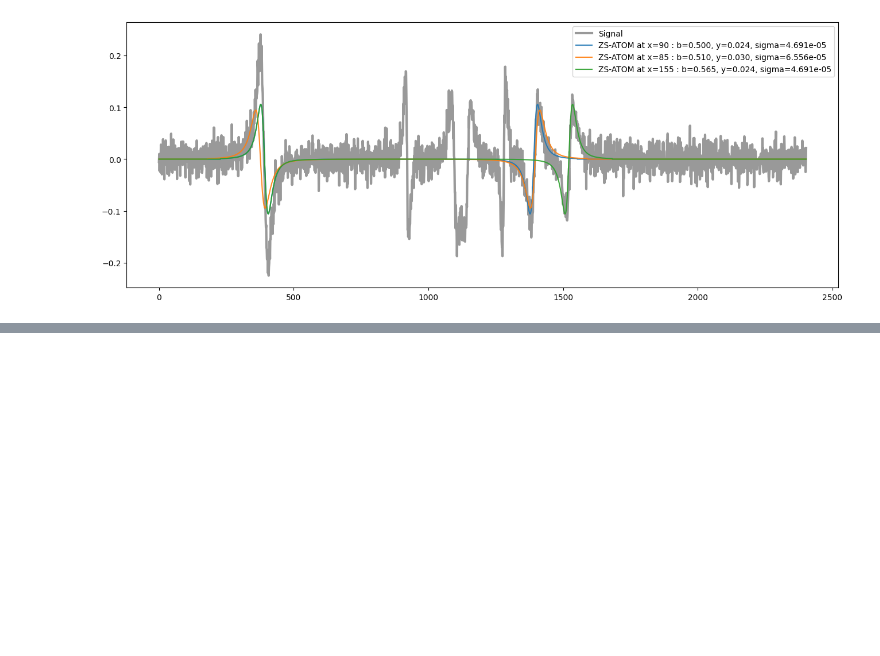
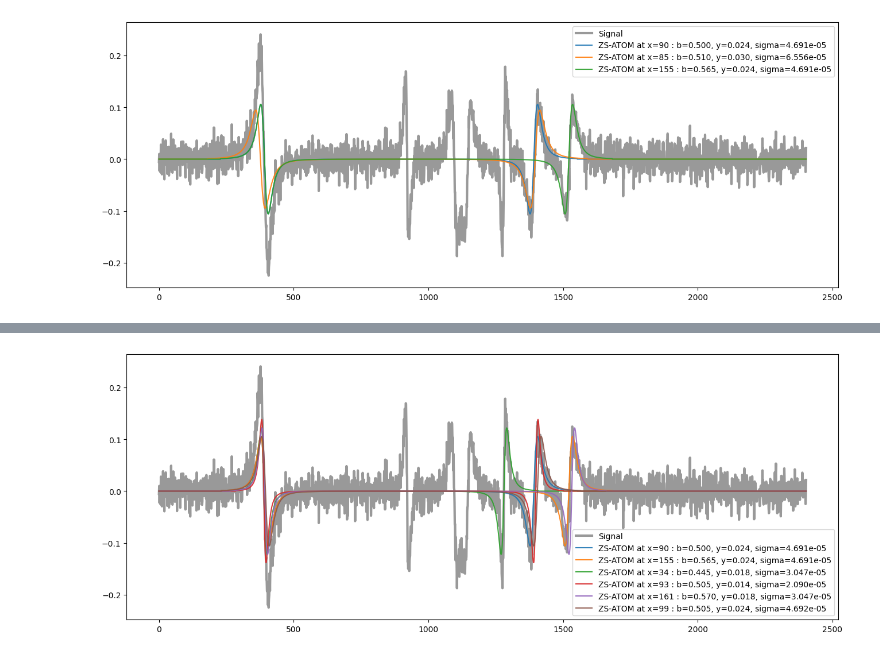
Before and after one commit to yanisgomes/csc, a Jupyter notebook: examples/test_mmp_threshold copy.ipynb, the cells around one changed output, grey strips where cells are left out. Drawn from its saved outputs; the diff is of its cells as text; code cells hidden in the pictures; blank space fills up the shorter version.

```diff
--- a/examples/test_mmp_threshold copy.ipynb
+++ b/examples/test_mmp_threshold copy.ipynb
@@ -314,0 +341,13 @@ Counter({1: 1144548, 0: 708})
+# %%
+selected_atoms = mmpFirstSteps(signal_dict['signal'], 6)
+
+fig, axs = plt.subplots(1, 1, figsize=(16, 6), sharex=True)
+axs.plot(signal_dict['signal'], label='Signal', color='k', lw=3, alpha=0.4)
+for position_idx, atom_idx in selected_atoms:
+    zs_atom = dictionary.getAtoms()[atom_idx]
+    label = 'ZS-ATOM at x={} : {}'.format(position_idx, str(zs_atom))
+    axs.plot(zs_atom.getAtomInSignal(signal_length=signal_length, offset=position_idx), label=label, alpha=0.9)
+axs.legend()
+plt.show()
+# %% [output]
+[figure, added]
```
Also changed, not shown: parts of 5 cells of this notebook.
